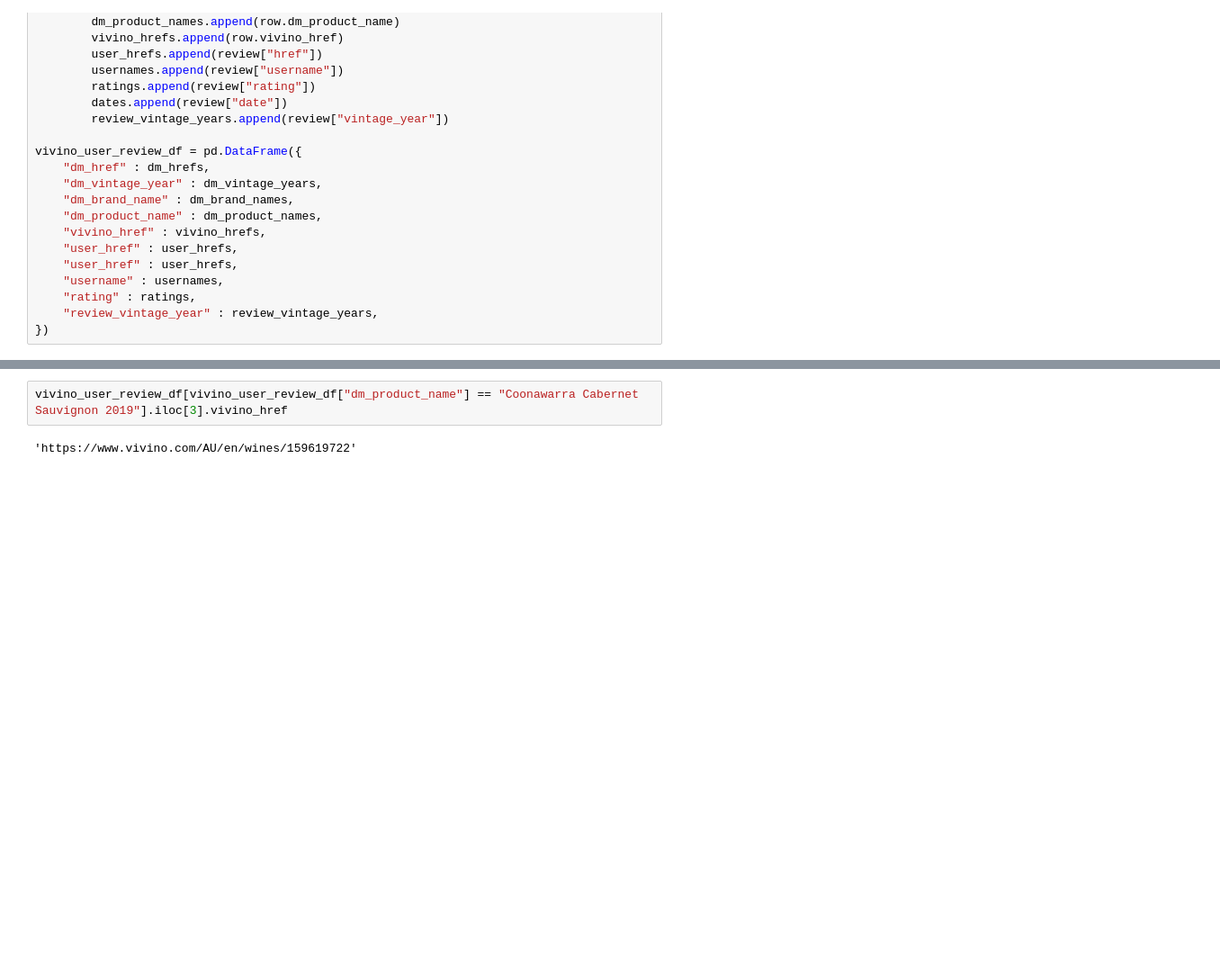
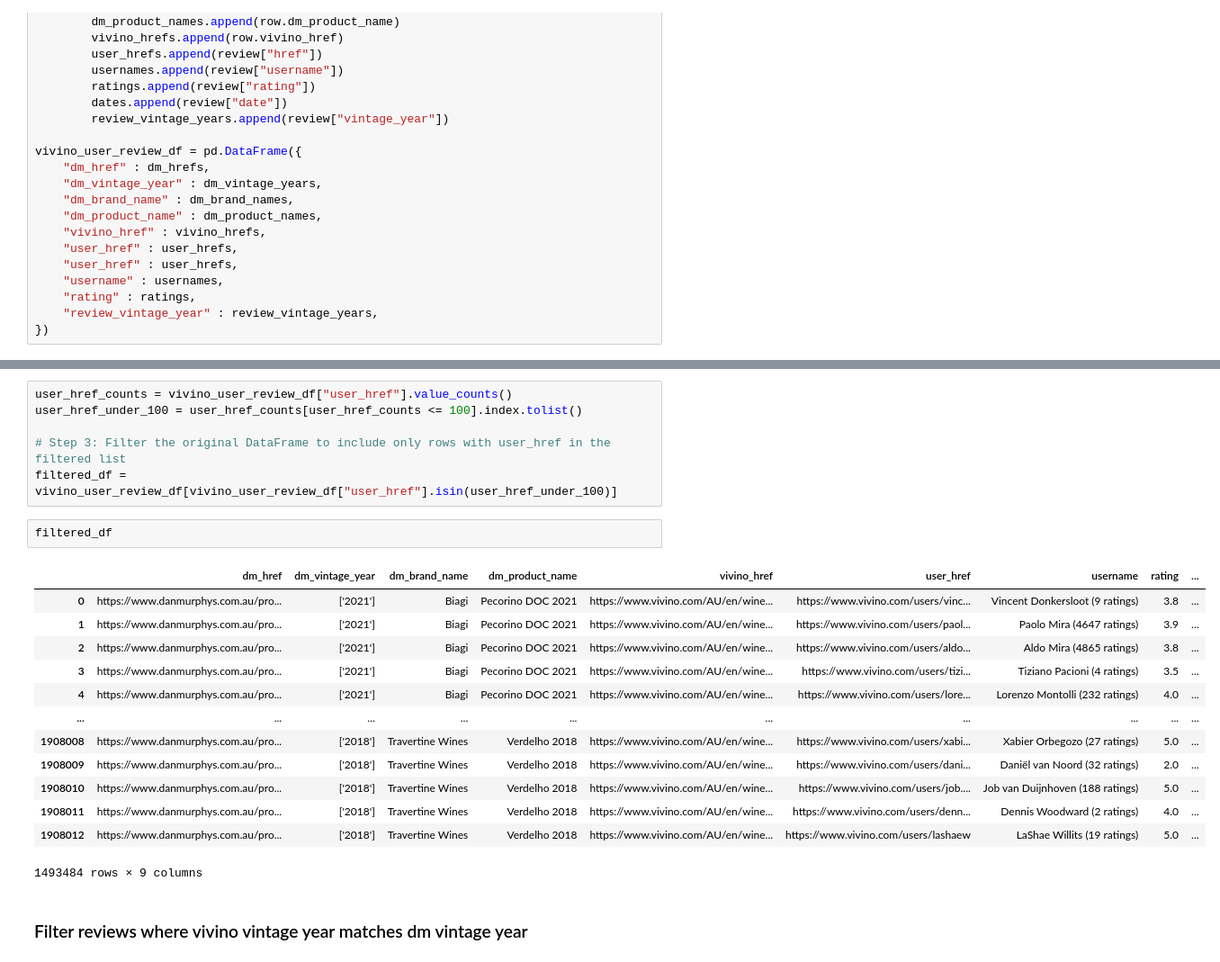
Before and after one commit to coreyj42/winevalet_webscraping, a Jupyter notebook: vivino_scraping/eda_vivino_user_reviews.ipynb, the cells around one changed output, grey strips where cells are left out. Shown at 90% size. Drawn from its saved outputs; the diff is of its cells as text; blank space fills up the shorter version.

Commit message:
eda and preparation of initial vivno user reviews

```diff
--- a/vivino_scraping/eda_vivino_user_reviews.ipynb
+++ b/vivino_scraping/eda_vivino_user_reviews.ipynb
@@ -157,4 +160,24 @@ vivino_user_review_df[vivino_user_review_df["username"] == "Charles Cope (4758 r
-# %%
-vivino_user_review_df[vivino_user_review_df["dm_product_name"] == "Coonawarra Cabernet Sauvignon 2019"].iloc[3].vivino_href
-# %% [output]
-'https://www.vivino.com/AU/en/wines/159619722'
+# %%
+user_href_counts = vivino_user_review_df["user_href"].value_counts()
+user_href_under_100 = user_href_counts[user_href_counts <= 100].index.tolist()
+
+# Step 3: Filter the original DataFrame to include only rows with user_href in the filtered list
+filtered_df = vivino_user_review_df[vivino_user_review_df["user_href"].isin(user_href_under_100)]
+# %%
+filtered_df
+# %% [output]
+|  | dm_href | dm_vintage_year | dm_brand_name | dm_product_name | vivino_href | user_href | username | rating | ... |
+| 0 | https://www.danmurphys.com.au/pro... | ['2021'] | Biagi | Pecorino DOC 2021 | https://www.vivino.com/AU/en/wine... | https://www.vivino.com/users/vinc... | Vincent Donkersloot (9 ratings) | 3.8 | ... |
+| 1 | https://www.danmurphys.com.au/pro... | ['2021'] | Biagi | Pecorino DOC 2021 | https://www.vivino.com/AU/en/wine... | https://www.vivino.com/users/paol... | Paolo Mira (4647 ratings) | 3.9 | ... |
+| 2 | https://www.danmurphys.com.au/pro... | ['2021'] | Biagi | Pecorino DOC 2021 | https://www.vivino.com/AU/en/wine... | https://www.vivino.com/users/aldo... | Aldo Mira (4865 ratings) | 3.8 | ... |
+| 3 | https://www.danmurphys.com.au/pro... | ['2021'] | Biagi | Pecorino DOC 2021 | https://www.vivino.com/AU/en/wine... | https://www.vivino.com/users/tizi... | Tiziano Pacioni (4 ratings) | 3.5 | ... |
+| 4 | https://www.danmurphys.com.au/pro... | ['2021'] | Biagi | Pecorino DOC 2021 | https://www.vivino.com/AU/en/wine... | https://www.vivino.com/users/lore... | Lorenzo Montolli (232 ratings) | 4.0 | ... |
+| ... | ... | ... | ... | ... | ... | ... | ... | ... | ... |
+| 1908008 | https://www.danmurphys.com.au/pro... | ['2018'] | Travertine Wines | Verdelho 2018 | https://www.vivino.com/AU/en/wine... | https://www.vivino.com/users/xabi... | Xabier Orbegozo (27 ratings) | 5.0 | ... |
+| 1908009 | https://www.danmurphys.com.au/pro... | ['2018'] | Travertine Wines | Verdelho 2018 | https://www.vivino.com/AU/en/wine... | https://www.vivino.com/users/dani... | Daniël van Noord (32 ratings) | 2.0 | ... |
+| 1908010 | https://www.danmurphys.com.au/pro... | ['2018'] | Travertine Wines | Verdelho 2018 | https://www.vivino.com/AU/en/wine... | https://www.vivino.com/users/job.... | Job van Duijnhoven (188 ratings) | 5.0 | ... |
+| 1908011 | https://www.danmurphys.com.au/pro... | ['2018'] | Travertine Wines | Verdelho 2018 | https://www.vivino.com/AU/en/wine... | https://www.vivino.com/users/denn... | Dennis Woodward (2 ratings) | 4.0 | ... |
+| 1908012 | https://www.danmurphys.com.au/pro... | ['2018'] | Travertine Wines | Verdelho 2018 | https://www.vivino.com/AU/en/wine... | https://www.vivino.com/users/lashaew | LaShae Willits (19 ratings) | 5.0 | ... |
+1493484 rows × 9 columns
+# %% [markdown]
+### Filter reviews where vivino vintage year matches dm vintage year
```
Also changed, not shown: parts of 12 cells of this notebook, 40 other files.
